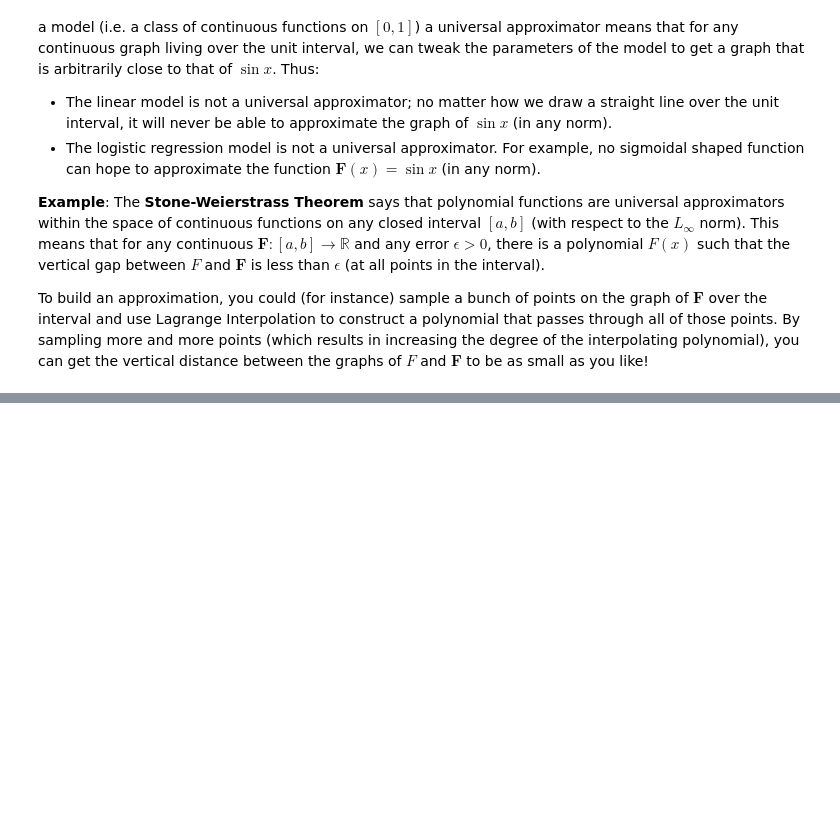
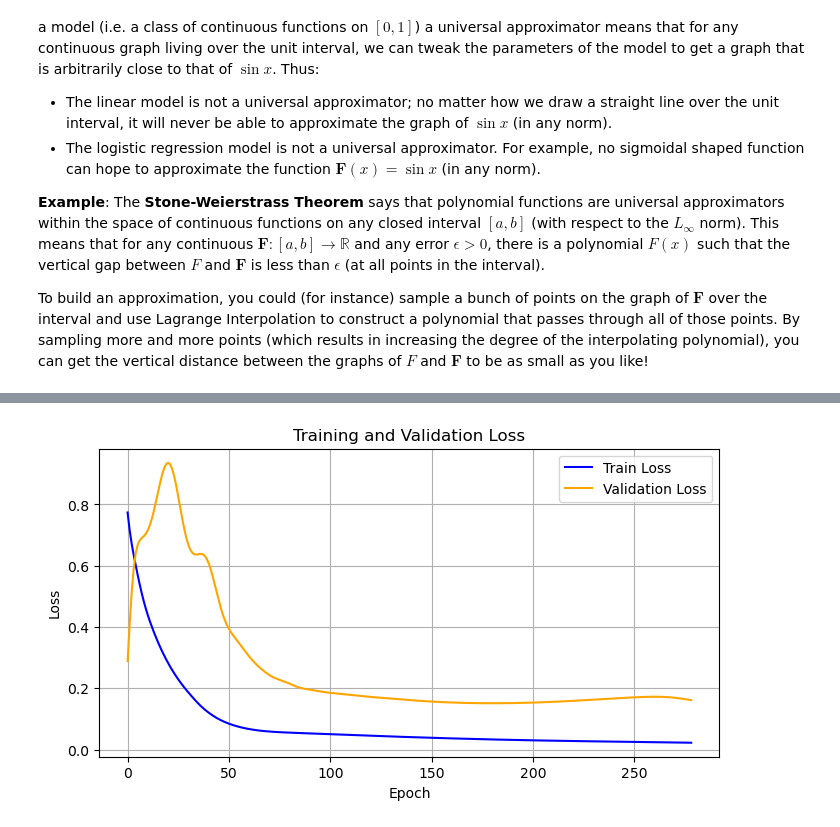
Before and after one commit to arvindsuresh-math/MATH-392-Intro-to-neural-networks, a Jupyter notebook: notebooks/15_multilayer-perceptrons.ipynb, the cells around one changed output, grey strips where cells are left out. Cells and saved outputs as stored; diff of their text form; code cells hidden in the pictures; blank space fills up the shorter version.

```diff
--- a/notebooks/15_multilayer-perceptrons.ipynb
+++ b/notebooks/15_multilayer-perceptrons.ipynb
@@ -165,0 +220,69 @@ is dense in a suitable space of functions. For precise versions of this statemen
+# %%
+# Training loop and early stopping (hyper)-parameters
+num_epochs = 1000
+patience = 100         # Number of epochs to wait for improvement
+min_delta = 1e-4      # Minimum change in the validation loss to qualify as an improvement
+best_val_loss = np.inf # Initialize best validation loss
+patience_counter = 0 # Counter for early stopping
+
+train_losses = [] # List to store training losses
+val_losses = [] # List to store validation losses
+# %%
+for epoch in range(num_epochs):
+    # Set model to training mode
+    model.train()
+
+    # Zero out the gradients before each new epoch
+    optimizer.zero_grad()
+
+    # Make predictions; same as doing y_pred = model(x_train_tensor)
+    y_pred = model(x_train_tensor)
+
+    # Calculate the loss on training data
+    train_loss = criterion(y_pred, y_train_tensor)
+
+    # Compute gradients of loss with respect to model parameters
+    train_loss.backward()
+
+    # Update model parameters using the optimizer
+    optimizer.step()
+
+    # Set the model to evaluation mode
+    model.eval()
+
+    # Calculate validation loss
+    with torch.no_grad(): # No need to track gradients for validation
+        val_pred = model(x_val_tensor)
+        val_loss = criterion(val_pred, y_val_tensor)
+
+    # Store losses for plotting
+    train_losses.append(train_loss.item())
+    val_losses.append(val_loss.item())
+
+    # Print training and validation loss every 100 epochs
+    if (epoch+1) % 100 == 0:
+        print(f"Epoch {epoch+1:03d}: Train Loss = {train_loss.item():.6f}, Val Loss = {val_loss.item():.6f}")
+
+    # Check for improvement
+    if best_val_loss - val_loss.item() > min_delta:
+        best_val_loss = val_loss.item()
+        patience_counter = 0  # Reset counter if validation loss improves
+    else:
+        patience_counter += 1
+
+    # Early stopping condition
+    if patience_counter >= patience:
+        print(f"Early stopping at epoch {epoch+1}")
+        break
+
+# Plot training and validation loss
+fig, ax = plt.subplots(figsize=(8, 4))
+ax.plot(train_losses, label='Train Loss', color='blue')
+ax.plot(val_losses, label='Validation Loss', color='orange')
+ax.set_xlabel('Epoch')
+ax.set_ylabel('Loss')
+ax.set_title('Training and Validation Loss')
+ax.legend()
+ax.grid(True)
+plt.show()
+# %% [output]
@@ -165,0 +292 @@ is dense in a suitable space of functions. For precise versions of this statemen
+[figure, added]
```
Also changed, not shown: parts of 6 cells of this notebook.
